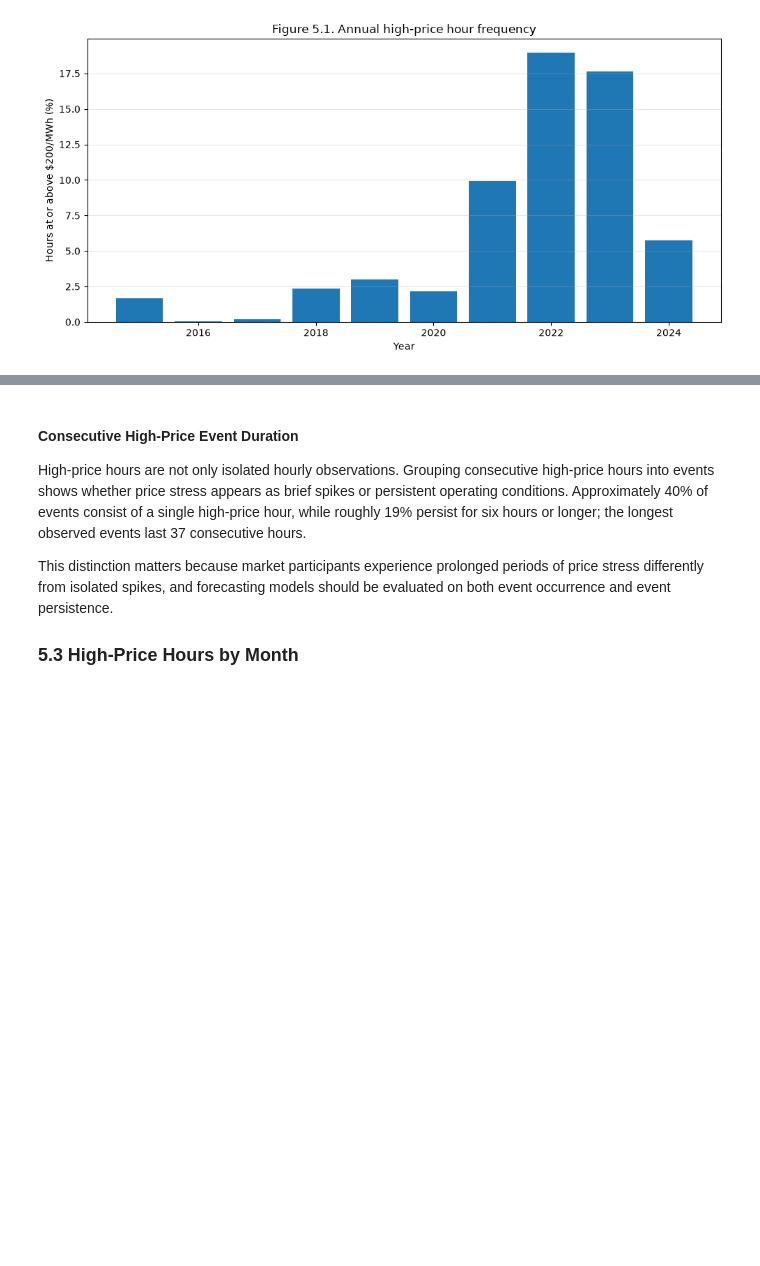
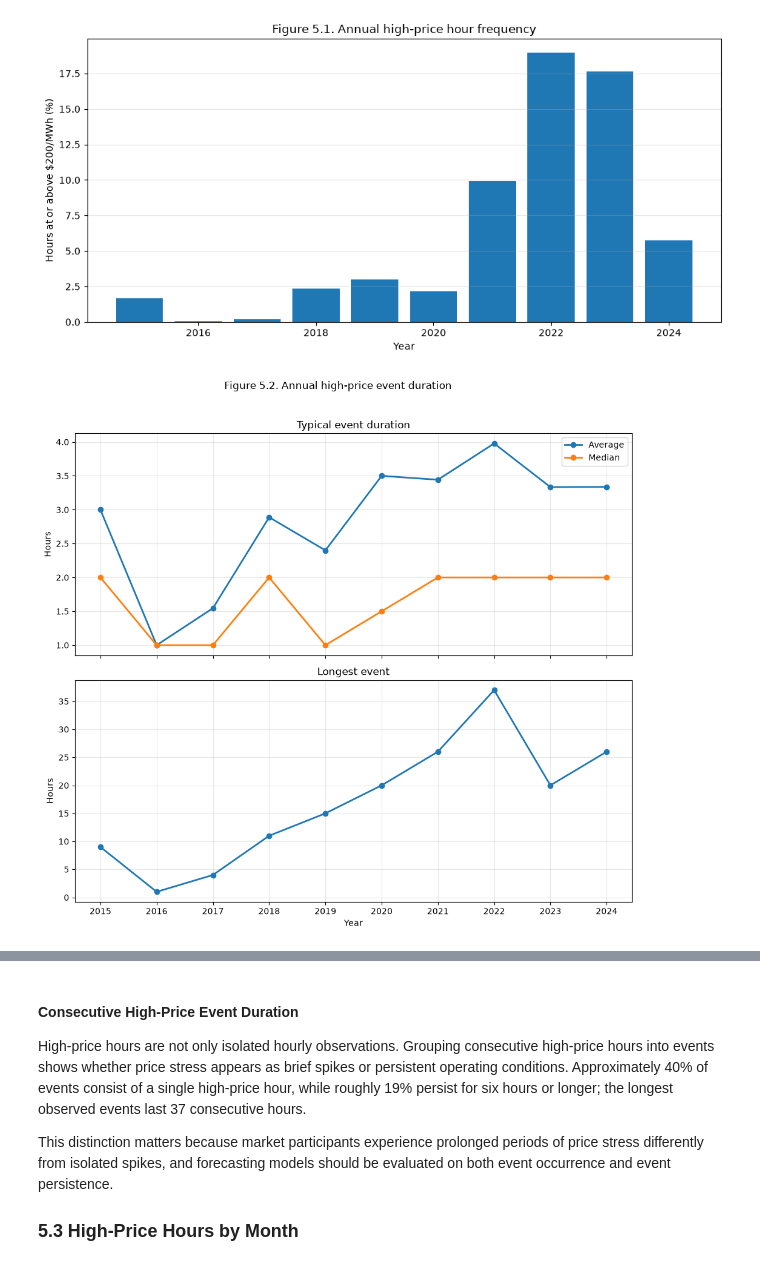
Before and after one commit to bhasein/alberta_power_markets_project, a Jupyter notebook: notebooks/01_Understanding_the_Alberta_Electricity_Market.ipynb, the cells around one changed output, grey strips where cells are left out. Drawn from its saved outputs; the diff is of its cells as text; code cells hidden in the pictures; blank space fills up the shorter version.

```diff
--- a/notebooks/01_Understanding_the_Alberta_Electricity_Market.ipynb
+++ b/notebooks/01_Understanding_the_Alberta_Electricity_Market.ipynb
@@ -1983,6 +1967,69 @@ plt.tight_layout()
 plt.show()
 # %% [output]
 [figure]
+# %%
+# ---------------------------------------------------------------------
+# Visualize annual high-price event duration
+# ---------------------------------------------------------------------
+
+fig, axes = plt.subplots(
+    nrows=2,
+    ncols=1,
+    figsize=(10, 9),
+    sharex=True,
+)
+
+fig.suptitle(
+    "Figure 5.2. Annual high-price event duration",
+    y=1.02,
+)
+
+# ---------------------------------------------------------------------
+# Typical event duration
+# ---------------------------------------------------------------------
+
+axes[0].plot(
+    annual_event_duration.index,
+    annual_event_duration["average_duration_hours"],
+    marker="o",
+    linewidth=2,
+    label="Average",
+)
+
+axes[0].plot(
+    annual_event_duration.index,
+    annual_event_duration["median_duration_hours"],
+    marker="o",
+    linewidth=2,
+    label="Median",
+)
+
+axes[0].set_title("Typical event duration")
+axes[0].set_ylabel("Hours")
+axes[0].legend()
+axes[0].grid(alpha=0.3)
+
+# ---------------------------------------------------------------------
+# Longest event each year
+# ---------------------------------------------------------------------
+
+axes[1].plot(
+    annual_event_duration.index,
+    annual_event_duration["maximum_duration_hours"],
+    marker="o",
+    linewidth=2,
+)
+
+axes[1].set_title("Longest event")
+axes[1].set_xlabel("Year")
+axes[1].set_ylabel("Hours")
+axes[1].set_xticks(annual_event_duration.index)
+axes[1].grid(alpha=0.3)
+
+plt.tight_layout()
+plt.show()
+# %% [output]
+[figure, added]
 # %% [markdown]
 #### High-Price Hour Definition and Base Rate
 
```
Also changed, not shown: parts of 3 cells of this notebook.
